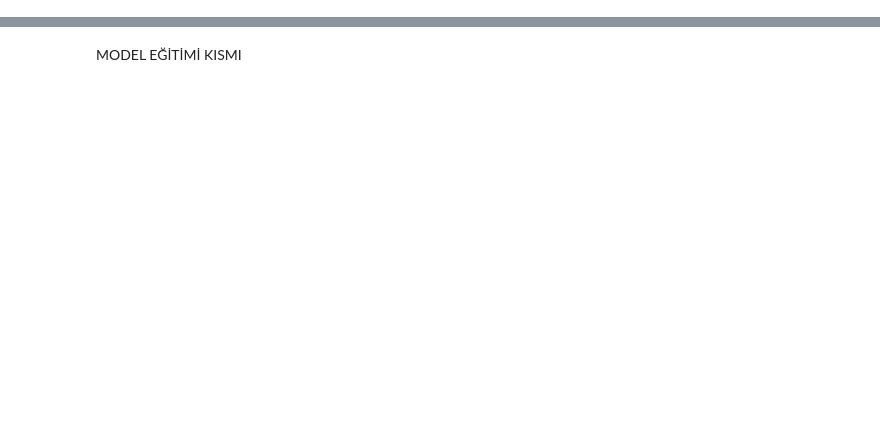
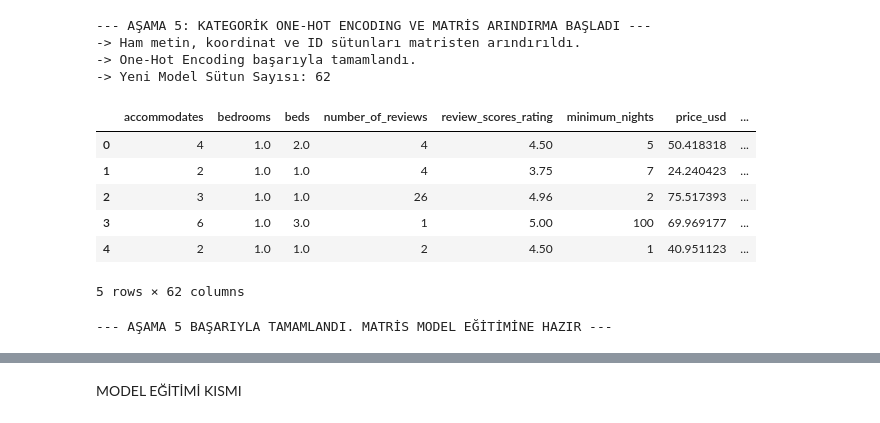
Before and after one commit to suleyolalan/AkilliSehir, a Jupyter notebook: notebooks/dataset_analys.ipynb, the cells around one changed output, grey strips where cells are left out. Drawn from its saved outputs; the diff is of its cells as text; code cells hidden in the pictures; blank space fills up the shorter version.

```diff
--- a/notebooks/dataset_analys.ipynb
+++ b/notebooks/dataset_analys.ipynb
@@ -360,0 +271,46 @@ Toplam Özellik Sayısı: 57
+# %%
+import pandas as pd
+import numpy as np
+
+print("--- AŞAMA 5: KATEGORİK ONE-HOT ENCODING VE MATRİS ARINDIRMA BAŞLADI ---")
+
+# ==========================================
+# 1. KISIM: MODEL İÇİN TEHLİKELİ HAM SÜTUNLARIN TEMİZLENMESİ
+# ==========================================
+# Modelin matematiksel olarak işleyemeyeceği, veri sızıntısı veya ID karmaşası
+# yaratacak ham sütunları yasal olarak temizliyoruz.
+# 'amenities' zaten 3. blokta işlendiği için onu da güvenle siliyoruz.
+danger_cols = ['id', 'price', 'amenities', 'latitude', 'longitude']
+df_modeling = df_clean.drop(columns=danger_cols, errors='ignore')
+
+print("-> Ham metin, koordinat ve ID sütunları matristen arındırıldı.")
+
+
+# ==========================================
+# 2. KISIM: TÜM KATEGORİK DEĞİŞKENLERİN SAYISALLAŞTIRILMASI
+# ==========================================
+# GÜNCELLEME: instant_bookable ve host_is_superhost sütunları da listeye eklendi.
+# Böylece tüm 't'/'f' metinleri otomatik olarak 0 ve 1 dummie matrisine dönüşecek.
+categorical_cols = ['neighbourhood_cleansed', 'room_type', 'instant_bookable', 'host_is_superhost']
+
+df_final_encoded = pd.get_dummies(df_modeling, columns=categorical_cols, drop_first=True)
+
+print(f"-> One-Hot Encoding başarıyla tamamlandı.")
+print(f"-> Yeni Model Sütun Sayısı: {df_final_encoded.shape[1]}")
+
+# Matrisin son halindeki veri tiplerini ve ilk satırları kontrol edelim
+display(df_final_encoded.head())
+print("--- AŞAMA 5 BAŞARIYLA TAMAMLANDI. MATRİS MODEL EĞİTİMİNE HAZIR ---")
+# %% [output]
+--- AŞAMA 5: KATEGORİK ONE-HOT ENCODING VE MATRİS ARINDIRMA BAŞLADI ---
+-> Ham metin, koordinat ve ID sütunları matristen arındırıldı.
+-> One-Hot Encoding başarıyla tamamlandı.
+-> Yeni Model Sütun Sayısı: 62
+|  | accommodates | bedrooms | beds | number_of_reviews | review_scores_rating | minimum_nights | price_usd | ... |
+| 0 | 4 | 1.0 | 2.0 | 4 | 4.50 | 5 | 50.418318 | ... |
+| 1 | 2 | 1.0 | 1.0 | 4 | 3.75 | 7 | 24.240423 | ... |
+| 2 | 3 | 1.0 | 1.0 | 26 | 4.96 | 2 | 75.517393 | ... |
+| 3 | 6 | 1.0 | 3.0 | 1 | 5.00 | 100 | 69.969177 | ... |
+| 4 | 2 | 1.0 | 1.0 | 2 | 4.50 | 1 | 40.951123 | ... |
+5 rows × 62 columns
+--- AŞAMA 5 BAŞARIYLA TAMAMLANDI. MATRİS MODEL EĞİTİMİNE HAZIR ---
```
Also changed, not shown: parts of 44 cells of this notebook.
